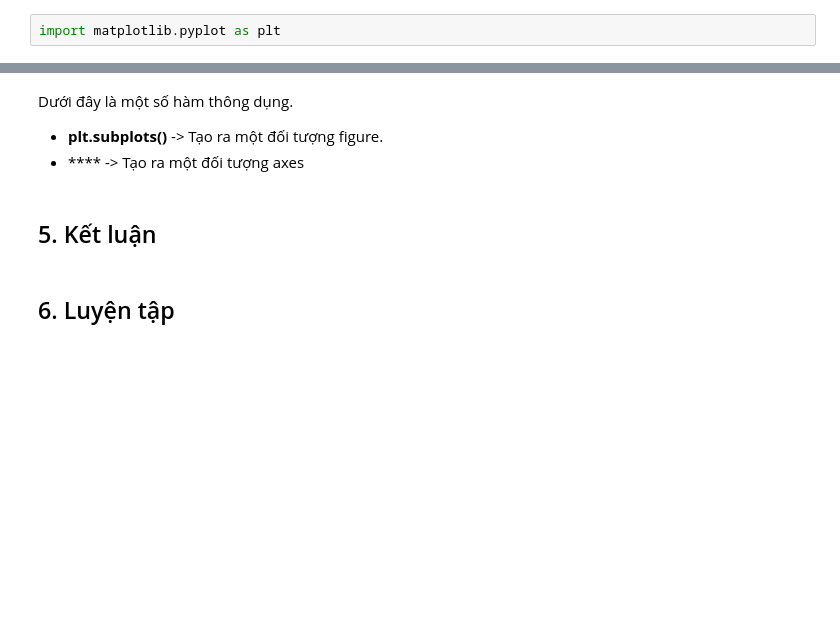
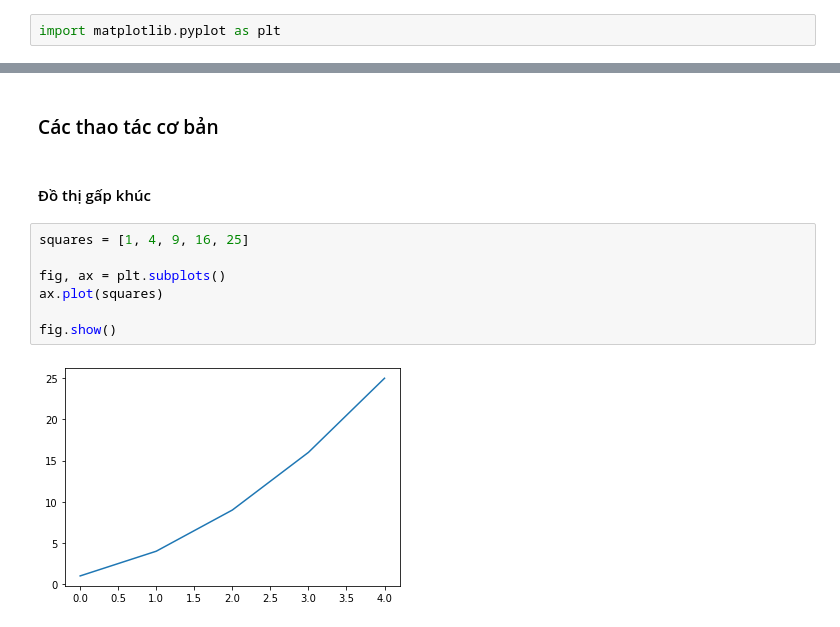
Before and after one commit to tiendv/pythoncoban, a Jupyter notebook: Advances/Bài 17. Hướng dẫn Matplotlib/Bài 17. Hướng dẫn Matplotlib.ipynb, the cells around one changed output, grey strips where cells are left out. Drawn from its saved outputs; the diff is of its cells as text; blank space fills up the shorter version.

```diff
--- a/Advances/Bài 17. Hướng dẫn Matplotlib/Bài 17. Hướng dẫn Matplotlib.ipynb
+++ b/Advances/Bài 17. Hướng dẫn Matplotlib/Bài 17. Hướng dẫn Matplotlib.ipynb
@@ -68,8 +66,13 @@ import matplotlib.pyplot as plt
-# %% [markdown]
-Dưới đây là một số hàm thông dụng.
-- **plt.subplots()** -> Tạo ra một đối tượng figure.
-- **** -> Tạo ra một đối tượng axes
-# %% [markdown]
-## 5. Kết luận
-# %% [markdown]
-## 6. Luyện tập
+# %% [markdown]
+### Các thao tác cơ bản
+# %% [markdown]
+#### Đồ thị gấp khúc
+# %%
+squares = [1, 4, 9, 16, 25]
+
+fig, ax = plt.subplots()
+ax.plot(squares)
+
+fig.show()
+# %% [output]
+[figure, added]
```
Also changed, not shown: parts of 82 cells of this notebook, 4 other files.
